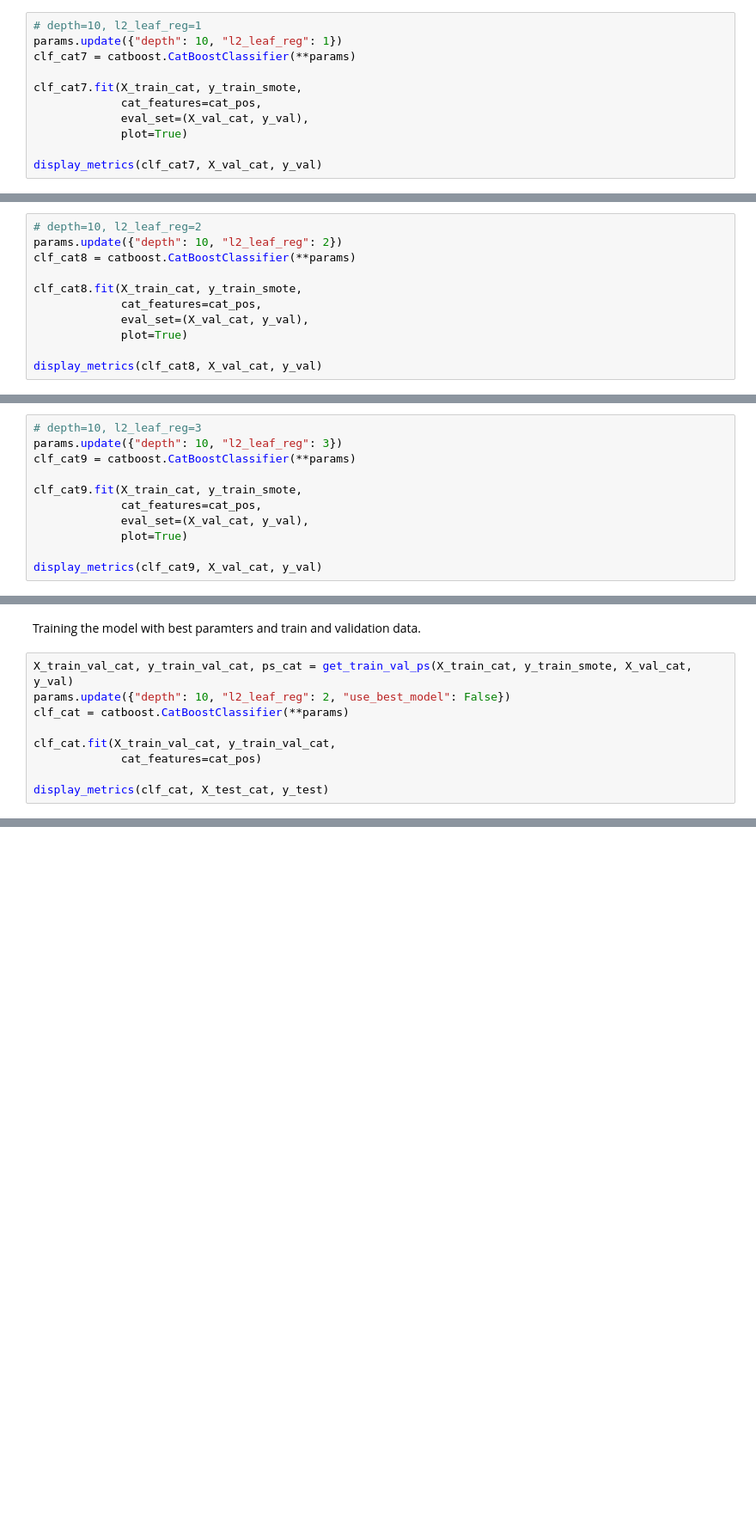
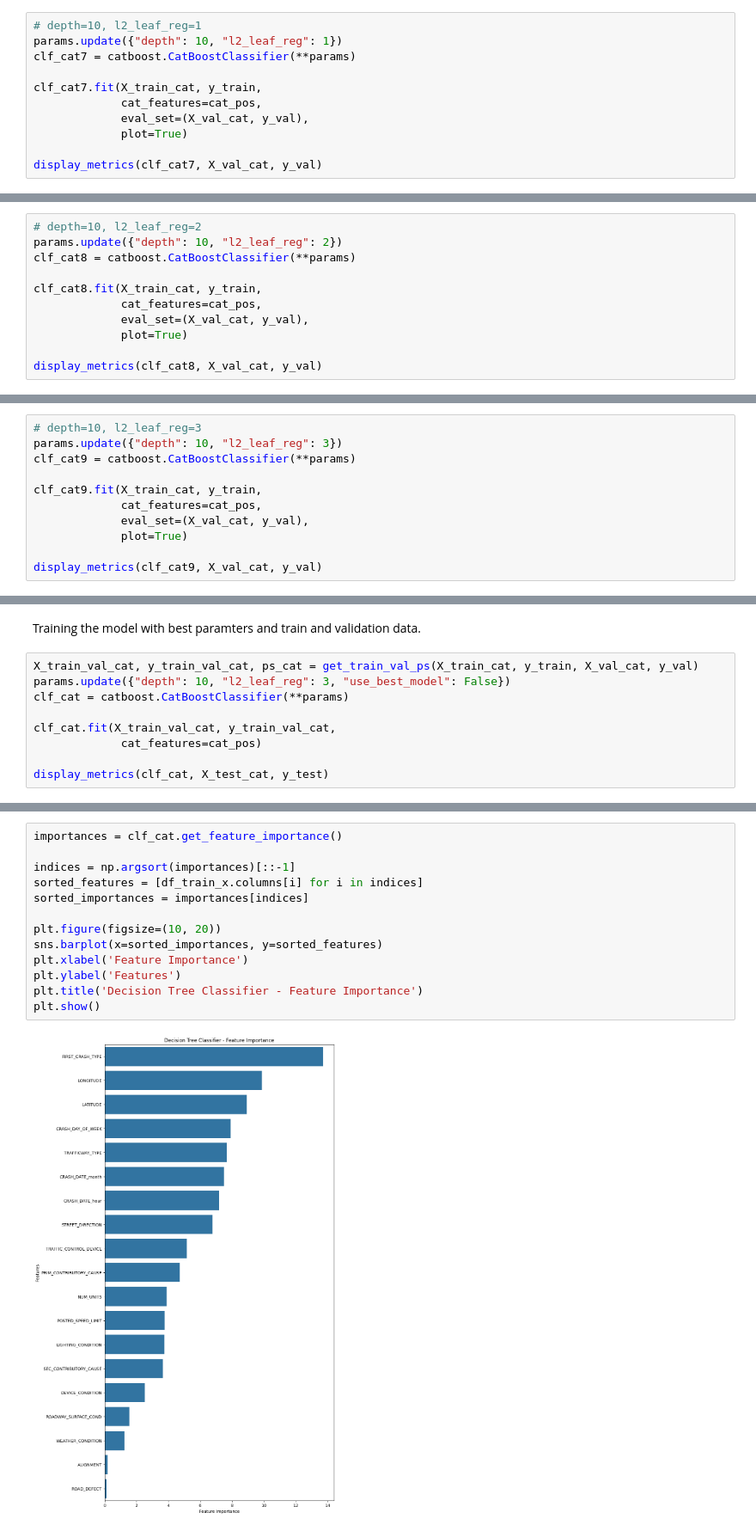
Before and after one commit to kosawa26/Capstone, a Jupyter notebook: Classification_Catboost.ipynb, the cells around one changed output, grey strips where cells are left out. Shown at 86% size. Cells and saved outputs as stored; diff of their text form; blank space fills up the shorter version.

Commit message:
Create notebooks for each model

```diff
--- a/Classification_Catboost.ipynb
+++ b/Classification_Catboost.ipynb
@@ -960,7 +242,7 @@ F1 Score: 0.4460237011677177
 params.update({"depth": 10, "l2_leaf_reg": 1})
 clf_cat7 = catboost.CatBoostClassifier(**params)
 
-clf_cat7.fit(X_train_cat, y_train_smote,
+clf_cat7.fit(X_train_cat, y_train,
              cat_features=cat_pos,
              eval_set=(X_val_cat, y_val),
              plot=True)
@@ -977,7 +259,7 @@ F1 Score: 0.4479052463025603
 params.update({"depth": 10, "l2_leaf_reg": 2})
 clf_cat8 = catboost.CatBoostClassifier(**params)
 
-clf_cat8.fit(X_train_cat, y_train_smote,
+clf_cat8.fit(X_train_cat, y_train,
              cat_features=cat_pos,
              eval_set=(X_val_cat, y_val),
              plot=True)
@@ -994,7 +276,7 @@ F1 Score: 0.44888831999492357
 params.update({"depth": 10, "l2_leaf_reg": 3})
 clf_cat9 = catboost.CatBoostClassifier(**params)
 
-clf_cat9.fit(X_train_cat, y_train_smote,
+clf_cat9.fit(X_train_cat, y_train,
              cat_features=cat_pos,
              eval_set=(X_val_cat, y_val),
              plot=True)
@@ -1009,8 +291,8 @@ F1 Score: 0.44540208618372423
 # %% [markdown]
 Training the model with best paramters and train and validation data.
 # %%
-X_train_val_cat, y_train_val_cat, ps_cat = get_train_val_ps(X_train_cat, y_train_smote, X_val_cat, y_val)
-params.update({"depth": 10, "l2_leaf_reg": 2, "use_best_model": False})
+X_train_val_cat, y_train_val_cat, ps_cat = get_train_val_ps(X_train_cat, y_train, X_val_cat, y_val)
+params.update({"depth": 10, "l2_leaf_reg": 3, "use_best_model": False})
 clf_cat = catboost.CatBoostClassifier(**params)
 
 clf_cat.fit(X_train_val_cat, y_train_val_cat,
@@ -1134,0 +313,15 @@ F1 Score: 0.45259043524376286
+# %%
+importances = clf_cat.get_feature_importance()
+
+indices = np.argsort(importances)[::-1]
+sorted_features = [df_train_x.columns[i] for i in indices]
+sorted_importances = importances[indices]
+
+plt.figure(figsize=(10, 20))
+sns.barplot(x=sorted_importances, y=sorted_features)
+plt.xlabel('Feature Importance')
+plt.ylabel('Features')
+plt.title('Decision Tree Classifier - Feature Importance')
+plt.show()
+# %% [output]
+[figure, added]
```
Also changed, not shown: parts of 140 cells of this notebook, 11 other files.
